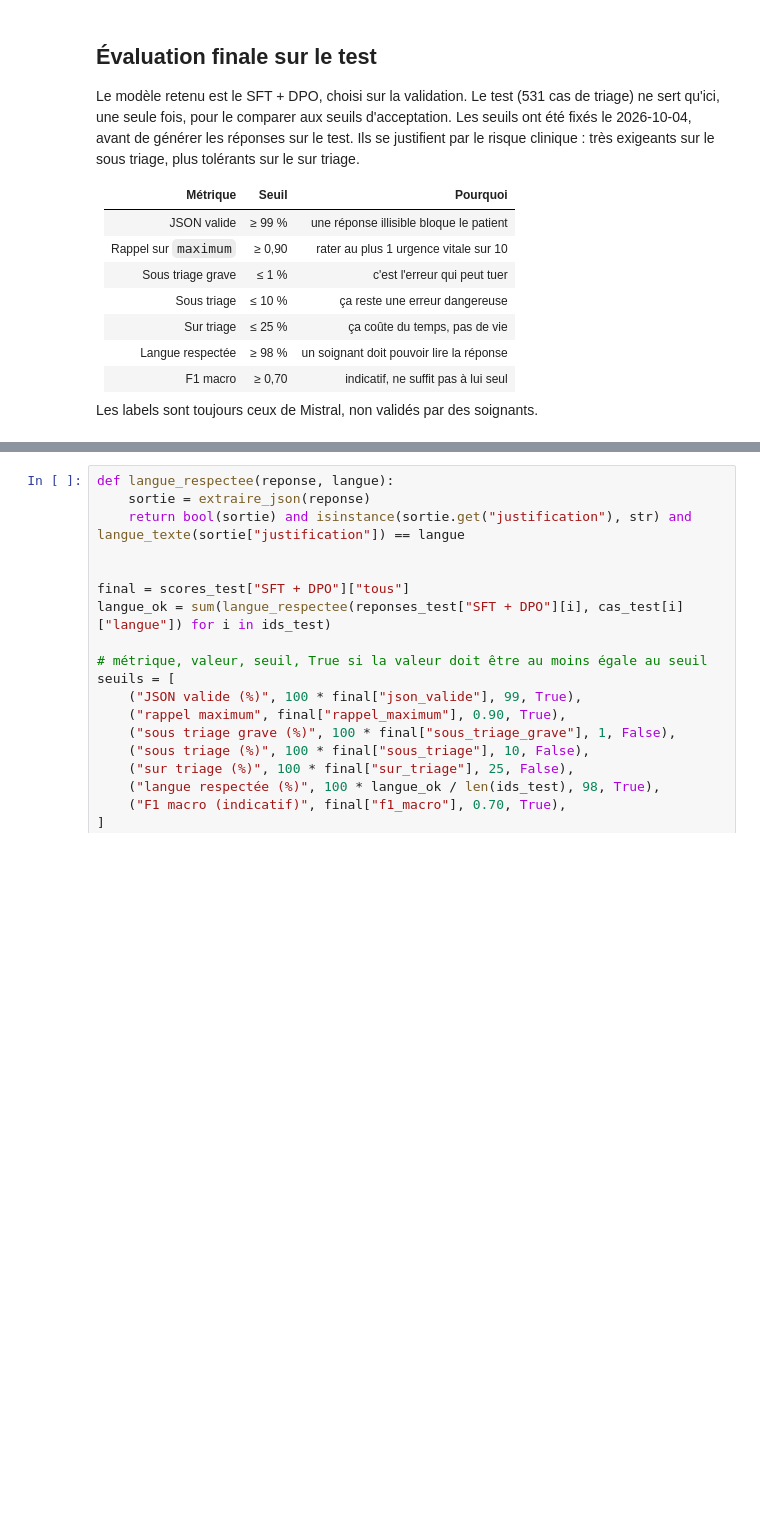
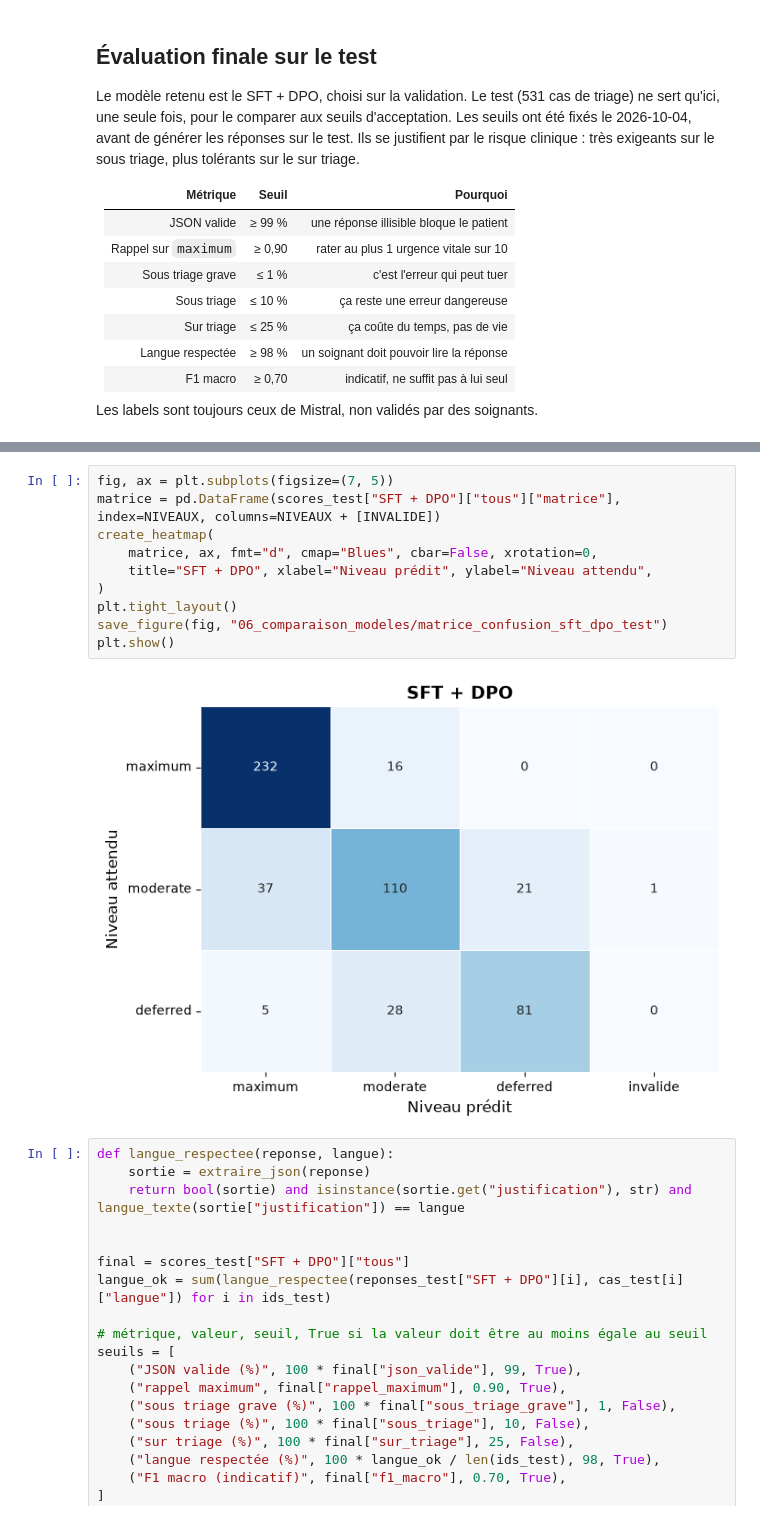
Before and after one commit to RaphaelRIVIERE/llm-finetuning, a Jupyter notebook: notebooks/06_comparaison_modeles.ipynb, the cells around one changed output, grey strips where cells are left out. Drawn from its saved outputs; the diff is of its cells as text; blank space fills up the shorter version.

```diff
--- a/notebooks/06_comparaison_modeles.ipynb
+++ b/notebooks/06_comparaison_modeles.ipynb
@@ -412,3 +443,15 @@ pd.concat({"fr": tableau(scores_test, "fr"), "en": tableau(scores_test, "en")})
+# %%
+fig, ax = plt.subplots(figsize=(7, 5))
+matrice = pd.DataFrame(scores_test["SFT + DPO"]["tous"]["matrice"], index=NIVEAUX, columns=NIVEAUX + [INVALIDE])
+create_heatmap(
+    matrice, ax, fmt="d", cmap="Blues", cbar=False, xrotation=0,
+    title="SFT + DPO", xlabel="Niveau prédit", ylabel="Niveau attendu",
+)
+plt.tight_layout()
+save_figure(fig, "06_comparaison_modeles/matrice_confusion_sft_dpo_test")
+plt.show()
+# %% [output]
+[figure, added]
 # %%
 def langue_respectee(reponse, langue):
     sortie = extraire_json(reponse)
```
Also changed, not shown: parts of 4 cells of this notebook, 9 other files.
